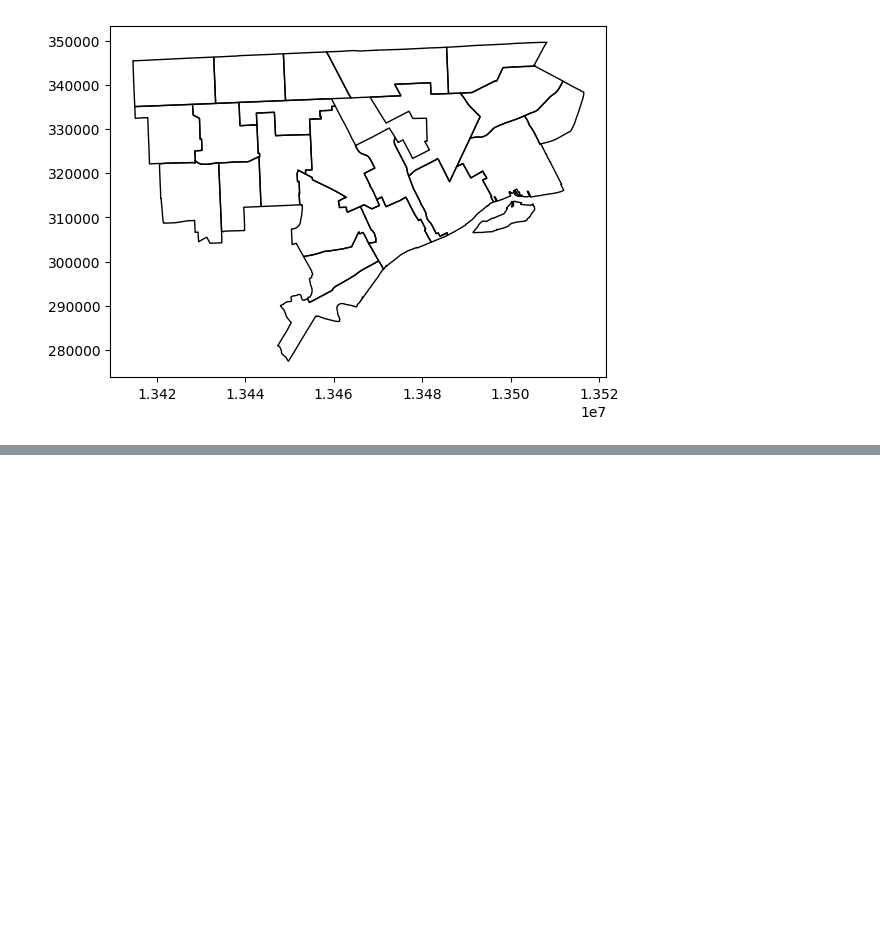
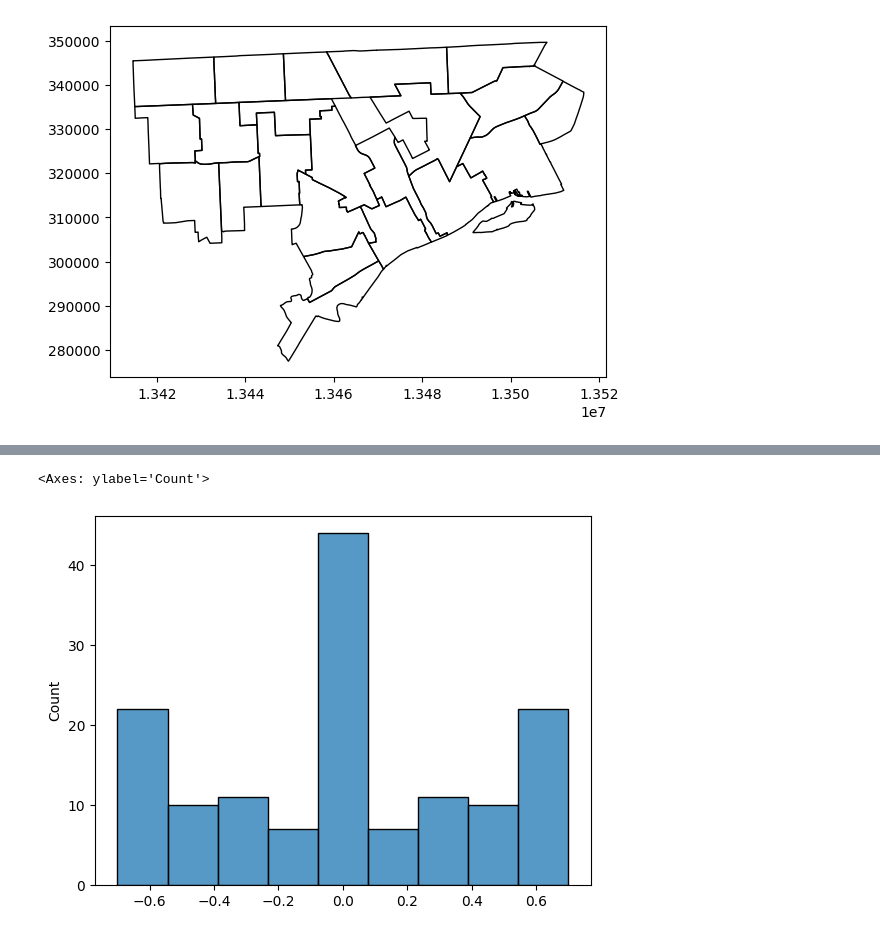
Before and after one commit to data-driven-detroit/nvi_etl, a Jupyter notebook: primary_survey/v2024/test_primary_transform.ipynb, the cells around one changed output, grey strips where cells are left out. Cells and saved outputs as stored; diff of their text form; code cells hidden in the pictures; blank space fills up the shorter version.

```diff
--- a/primary_survey/v2024/test_primary_transform.ipynb
+++ b/primary_survey/v2024/test_primary_transform.ipynb
@@ -239,0 +382,4 @@ ax.get_figure().savefig("layer.svg", format="svg")
+# %%
+direction_matrix = association_matrix - association_matrix.T
+
+dom = pd.DataFrame(enumerate(direction_matrix.sum(axis=1), start=1), columns=["survey_response_id", "dominance"])
@@ -239,0 +417,5 @@ ax.get_figure().savefig("layer.svg", format="svg")
+# %%
+sn.histplot(direction_matrix.flatten())
+# %% [output]
+<Axes: ylabel='Count'>
+[figure, added]
```
Also changed, not shown: parts of 34 cells of this notebook, 41 other files.
